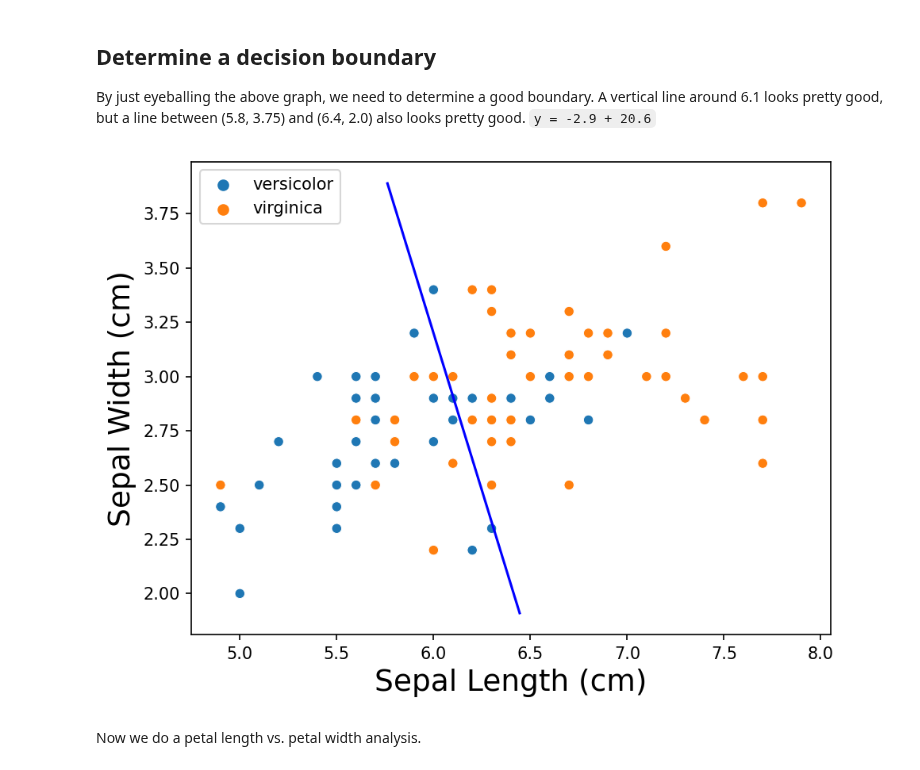
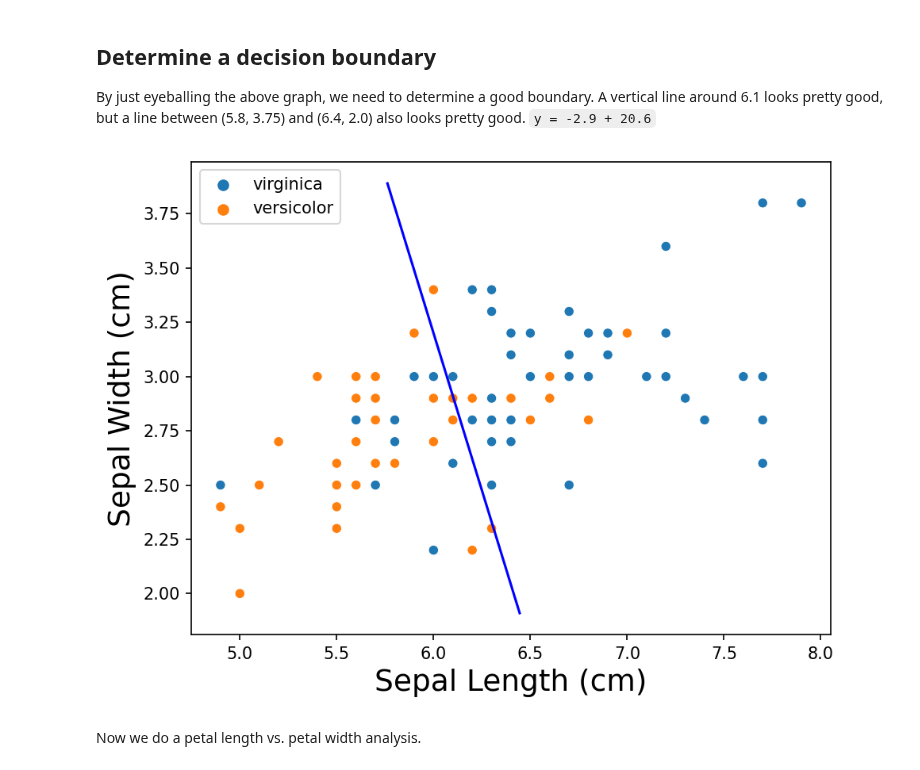
Before and after one commit to jmfb/CS5610, a Jupyter notebook: m3p3a/M3 Project 3a.ipynb, the cells around one changed output. Drawn from its saved outputs; the diff is of its cells as text; code cells hidden in the pictures.

```diff
--- a/m3p3a/M3 Project 3a.ipynb
+++ b/m3p3a/M3 Project 3a.ipynb
@@ -163,7 +163,8 @@ Data columns (total 5 columns):
 dtypes: float64(4), object(1)
 memory usage: 4.0+ KB
 # %%
-plot = sns.scatterplot(data=vv_df, x="sepal_length (cm)", y="sepal_width (cm)", hue="label")
+hue_order = ["virginica", "versicolor"]
+plot = sns.scatterplot(data=vv_df, x="sepal_length (cm)", y="sepal_width (cm)", hue="label", hue_order=hue_order)
 plot.get_legend().set_title("")
 plot.set(xlabel="Sepal Length (cm)", ylabel="Sepal Width (cm)");
 # %% [output]
@@ -173,12 +174,12 @@ plot.set(xlabel="Sepal Length (cm)", ylabel="Sepal Width (cm)");
 
 By just eyeballing the above graph, we need to determine a good boundary.  A vertical line around 6.1 looks pretty good, but a line between (5.8, 3.75) and (6.4, 2.0) also looks pretty good.  `y = -2.9 + 20.6`
 # %%
-plot = sns.scatterplot(data=vv_df, x="sepal_length (cm)", y="sepal_width (cm)", hue="label")
+plot = sns.scatterplot(data=vv_df, x="sepal_length (cm)", y="sepal_width (cm)", hue="label", hue_order=hue_order)
 plot.get_legend().set_title("")
 plot.set(xlabel="Sepal Length (cm)", ylabel="Sepal Width (cm)");
 plot_line(-2.9, 20.6, "b", "Boundary");
 # %% [output]
-[figure, old version]
+[figure, new version]
 # %% [markdown]
 Now we do a petal length vs. petal width analysis.
 # %%
```
Also changed, not shown: parts of 13 cells of this notebook.
